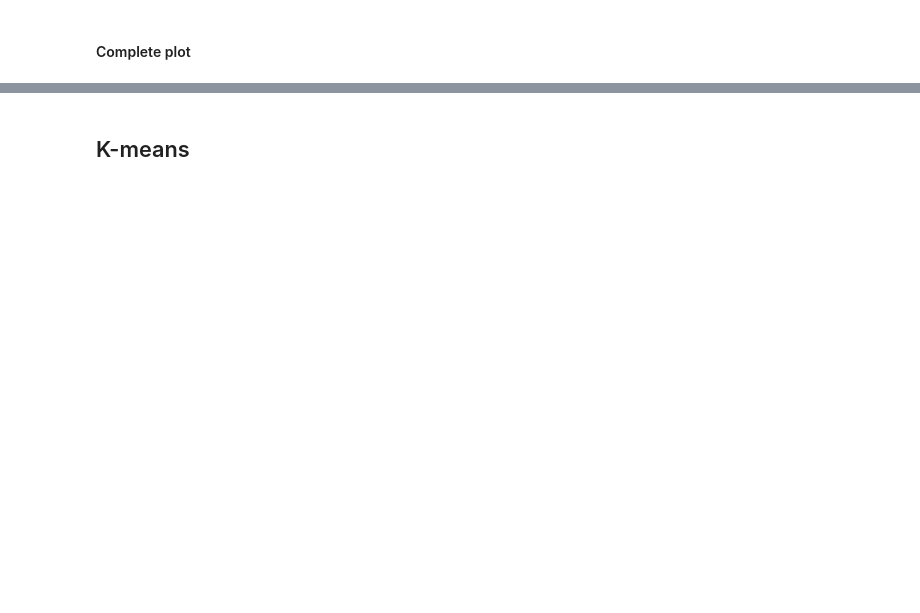
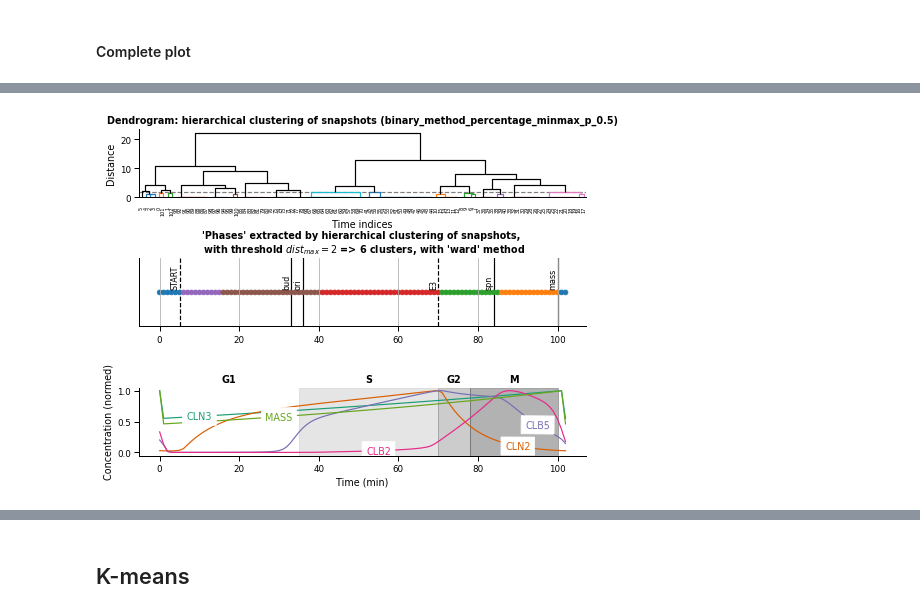
Before and after one commit to OzYossarian/CellCyclePhases, a Jupyter notebook: tempnet_hierarchical_clustering_to_extract_phases_clean1.ipynb, the cells around one changed output, grey strips where cells are left out. Saved outputs shown, nothing was run; the diff lists cells and outputs as text; code cells hidden in the pictures; blank space fills up the shorter version.

```diff
--- a/tempnet_hierarchical_clustering_to_extract_phases_clean1.ipynb
+++ b/tempnet_hierarchical_clustering_to_extract_phases_clean1.ipynb
@@ -88,14 +126,14 @@ snapshots = np.random.randint(2, size=(T, N, N))
 # 1st test: Eucledian distance
 dist_mat = np.zeros((T, T))
 
-for i in range(T):
-    for j in range(i) :
-        dist_mat[j,i] = np.linalg.norm(snapshots[i] - snapshots[j]) # Eucledian distance
+for j in range(T):
+    for i in range(j):
+        dist_mat[i,j] = np.linalg.norm(snapshots[i] - snapshots[j]) # Eucledian distance
 
 
 # extract condensed distance matrix need for the clustering
 # id_l = np.tril_indices(n=T, k=-1) # indices of lower triangle elements
-id_u = np.triu_indices(n=T, k=1) # indices of lower triangle elements
+id_u = np.triu_indices(n=T, k=1) # indices of upper triangular elements
 
 # dist_mat_condensed = dist_mat[id_l]
 dist_mat_condensed = dist_mat[id_u]
@@ -317,13 +417,14 @@ times
 # %%
 fig, (ax1, ax2, ax3) = plt.subplots(3, figsize=(8, 6))
 
+# ToDo: what does this do? Max distance?
 d_max = 2
 
 # 2. Perform the clustering
 method = "ward"  #"complete" #"average" #
 maxclust = 6
 
-linked = shc.linkage(dist_mat_condensed, method=method) #"ward")
+linked = shc.linkage(dist_mat_condensed, method=method)
 # clusters = shc.fcluster(linked, d_max, criterion='distance')
 clusters = shc.fcluster(linked, maxclust, criterion='maxclust')
 
@@ -331,14 +432,14 @@ n_clusters = len(set(clusters))
 
 cmap = cm.tab10(np.linspace(0, 1, 10))
 shc.set_link_color_palette([mpl.colors.rgb2hex(rgb[:3]) for rgb in cmap])
-# print(linked)
 
-dend = shc.dendrogram(linked,
-                     leaf_rotation=90,  # rotates the x axis labels
-                     color_threshold=d_max,
-                     above_threshold_color='black',
-#                      link_color_func=lambda k: clusters[k],
-                     ax=ax1)  # font size for the x axis labels)
+dend = shc.dendrogram(
+    linked,
+    leaf_rotation=90,  # rotates the x axis labels
+    color_threshold=d_max,
+    above_threshold_color='black',
+    # link_color_func=lambda k: clusters[k],
+    ax=ax1)  # font size for the x axis labels)
 
 ax1.axhline(y=d_max, c='grey', ls='--', zorder=1)
 
@@ -349,12 +450,10 @@ ax1.set_xlabel("Time indices")
 #-----------------------------------------------------------------
 
 times = np.array(list(set(tnet.network.t))) # todo: deal with times in tnet, must be over 100
-
 n_colors = 10
 
 # colors = [f"C{i}" for i in clusters]
 cmap = cm.tab10
-
 sc = ax2.scatter(times, times*0, c=clusters, cmap=cmap, vmin=1, vmax=n_colors)
 
 ax2.set_yticks([])
@@ -393,33 +492,35 @@ for i in range(len(phases)-1) :
              va='bottom', ha='center')
 
 #------------------------------------ plot events
 
 events_chen = [33, 84,36, 100]
 event_chen_names = ['bud', 'spn', 'ori', 'mass']
 for i, event in enumerate(events_chen) :
     ax2.axvline(x=event, c='k', label=event_chen_names[i], zorder=-2)
     ax2.text(event, 0.005, event_chen_names[i], fontsize='small', rotation=90, va='bottom', ha='right')
 
 events = ['START', 'E3']
 events_times = [5, 70]
 for i, event in enumerate(events):
     ax2.axvline(x=events_times[i], c='k', ls='--', label=event[i], zorder=-2)
     ax2.text(events_times[i], 0.005, events[i], fontsize='small', rotation=90, va='bottom', ha='right')
 
 
 # ax2.legend()
 
 # plt.tight_layout()
 
 ax2.get_shared_x_axes().join(ax2, ax3)
 ax3.autoscale()
 plt.subplots_adjust(hspace=0.9)
 
 # plt.savefig(f"phases_from_clustering_maxclust_{maxclust}_mtd_{method}.png", dpi=250, bbox_inches="tight")
 plt.savefig(f"{dir_}phases_from_clustering_maxclust_{maxclust}_mtd_{method}_{tag}.png", dpi=250, bbox_inches="tight")
 plt.savefig(f"{dir_}phases_from_clustering_maxclust_{maxclust}_mtd_{method}_{tag}.pdf", dpi=250, bbox_inches="tight")
 
 plt.show()
+# %% [output]
+[figure, added]
 # %%
 methods = ['single', 'complete', 'average', 'ward']
 i = 3
```
Also changed, not shown: parts of 20 cells of this notebook, 14 other files.
